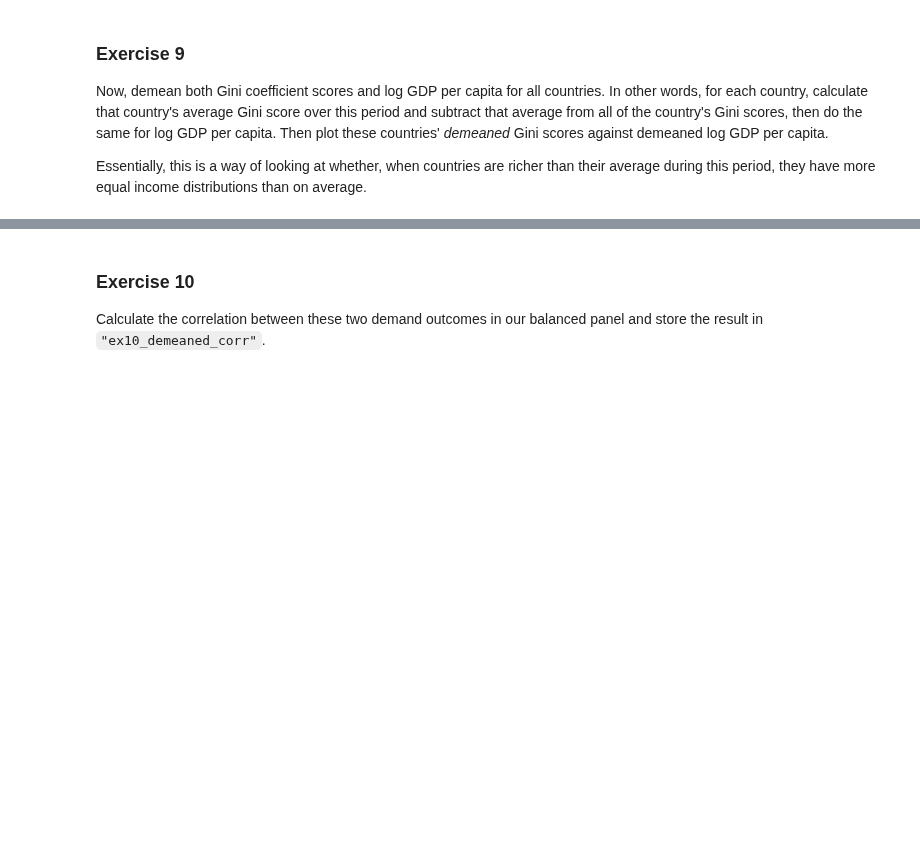
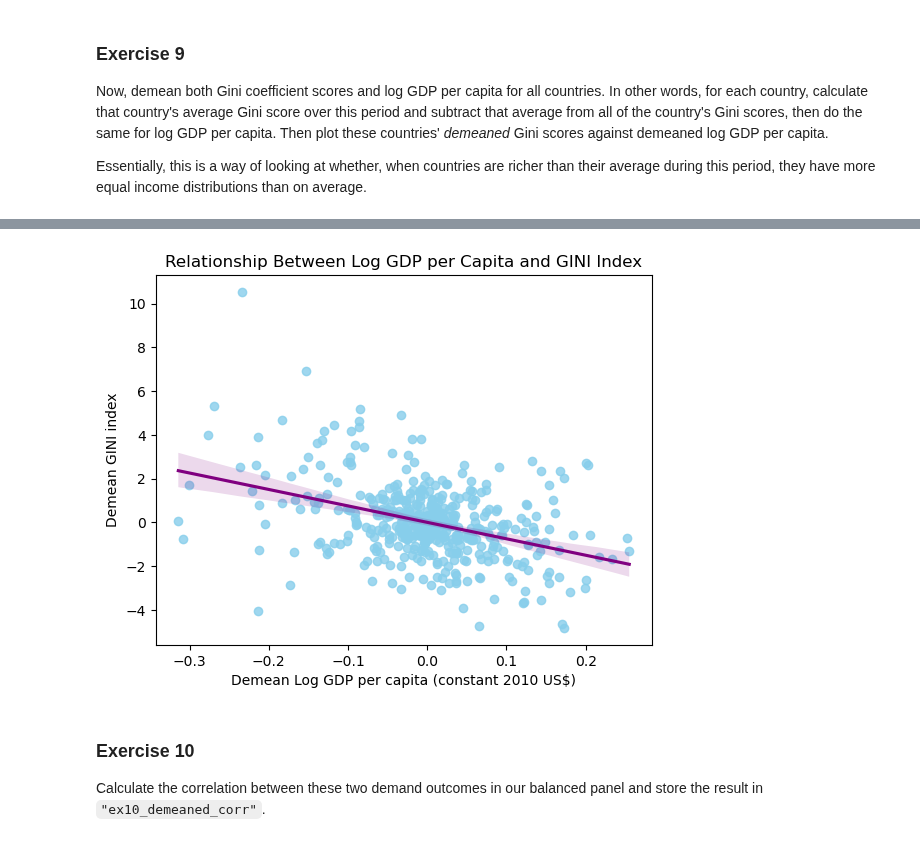
Before and after one commit to BarbaraPFloresRios/IDS720_PracticalDataScience, a Jupyter notebook: 20231109_ExerciseReshaping/Exercise_reshaping.ipynb, the cells around one changed output, grey strips where cells are left out. Saved outputs shown, nothing was run; the diff lists cells and outputs as text; code cells hidden in the pictures; blank space fills up the shorter version.

```diff
--- a/20231109_ExerciseReshaping/Exercise_reshaping.ipynb
+++ b/20231109_ExerciseReshaping/Exercise_reshaping.ipynb
@@ -167,7 +167,8 @@ The two easy ways to fix these hierarchical `.column` objects are:
 <span style="color: #008080">*First, let's delete the columns that we won't use*</span>
 # %%
 columns_to_drop = ["Country Code", "Indicator Code", "Unnamed: 63"]
-filtered_indicator_WDI_Data = filtered_indicator_WDI_Data.drop(columns_to_drop, axis=1)
+filtered_indicator_WDI_Data = filtered_indicator_WDI_Data.drop(
+    columns_to_drop, axis=1)
 
 filtered_indicator_WDI_Data.head(2)
 # %% [output]
@@ -345,7 +346,8 @@ filtered_indicator_wide_2005_2015_gini_WDI_Data = (
 )
 
 country_n_year = (
-    filtered_indicator_wide_2005_2015_gini_WDI_Data.groupby("Country Name")["year"]
+    filtered_indicator_wide_2005_2015_gini_WDI_Data.groupby("Country Name")[
+        "year"]
     .nunique()
     .reset_index()
 )
@@ -369,6 +373,28 @@ print(
+# %%
+balanced_panel = filtered_indicator_wide_2005_2015_gini_WDI_Data.copy()[
+    filtered_indicator_wide_2005_2015_gini_WDI_Data["Country Name"].isin(countries)
+]
 # %% [markdown]
 ### Exercise 9
 
 Now, demean both Gini coefficient scores and log GDP per capita for all countries. In other words, for each country, calculate that country's average Gini score over this period and subtract that average from all of the country's Gini scores, then do the same for log GDP per capita. Then plot these countries' *demeaned* Gini scores against demeaned log GDP per capita.
 
 Essentially, this is a way of looking at whether, when countries are richer than their average during this period, they have more equal income distributions than on average.
+# %%
+balanced_panel["Mean Gini per country"] = balanced_panel.groupby(["Country Name"])[
+    "GINI index (World Bank estimate)"
+].transform(np.mean)
+balanced_panel["Mean Log GDP per country"] = balanced_panel.groupby(["Country Name"])[
+    "Log GDP per capita (constant 2010 US$)"
+].transform(np.mean)
+
+balanced_panel["Demean GINI index (World Bank estimate)"] = (
+    balanced_panel["GINI index (World Bank estimate)"]
+    - balanced_panel["Mean Gini per country"]
+)
+balanced_panel["Demean Log GDP per capita (constant 2010 US$)"] = (
+    balanced_panel["Log GDP per capita (constant 2010 US$)"]
+    - balanced_panel["Mean Log GDP per country"]
+)
+
+balanced_panel.head()
@@ -375,3 +408,16 @@ Essentially, this is a way of looking at whether, when countries are richer than
+# %%
+x = balanced_panel["Demean Log GDP per capita (constant 2010 US$)"]
+y = balanced_panel["Demean GINI index (World Bank estimate)"]
+
+sns.regplot(x=x, y=y, color="purple", scatter_kws={"color": "skyblue"})
+
+plt.xlabel("Demean Log GDP per capita (constant 2010 US$)")
+plt.ylabel("Demean GINI index")
+plt.title("Relationship Between Log GDP per Capita and GINI Index")
+
+plt.show()
+# %% [output]
+[figure, added]
 # %% [markdown]
 ### Exercise 10
 
```
Also changed, not shown: parts of 4 cells of this notebook.
